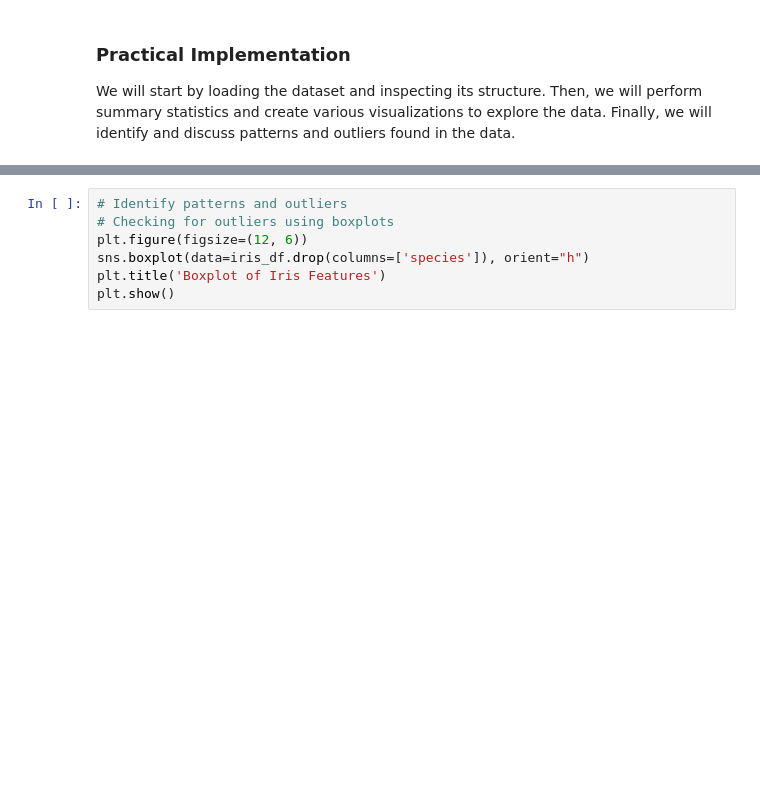
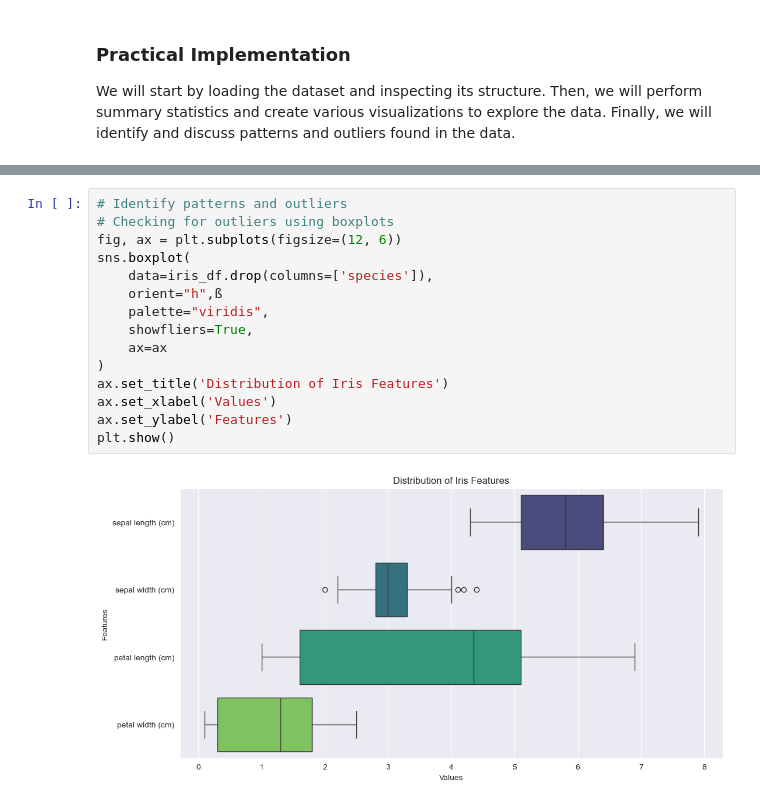
Before and after one commit to ndethi/opit-rai7002, a Jupyter notebook: 3 EDA/1_Start_coding_EDA.ipynb, the cells around one changed output, grey strips where cells are left out. Drawn from its saved outputs; the diff is of its cells as text; blank space fills up the shorter version.

```diff
--- a/3 EDA/1_Start_coding_EDA.ipynb
+++ b/3 EDA/1_Start_coding_EDA.ipynb
@@ -43,7 +91,17 @@ plt.show()
 # %%
 # Identify patterns and outliers
 # Checking for outliers using boxplots
-plt.figure(figsize=(12, 6))
-sns.boxplot(data=iris_df.drop(columns=['species']), orient="h")
-plt.title('Boxplot of Iris Features')
+fig, ax = plt.subplots(figsize=(12, 6))
+sns.boxplot(
+    data=iris_df.drop(columns=['species']),
+    orient="h",ß
+    palette="viridis",
+    showfliers=True,
+    ax=ax
+)
+ax.set_title('Distribution of Iris Features')
+ax.set_xlabel('Values')
+ax.set_ylabel('Features')
 plt.show()
+# %% [output]
+[figure, added]
```
Also changed, not shown: parts of 6 cells of this notebook.
